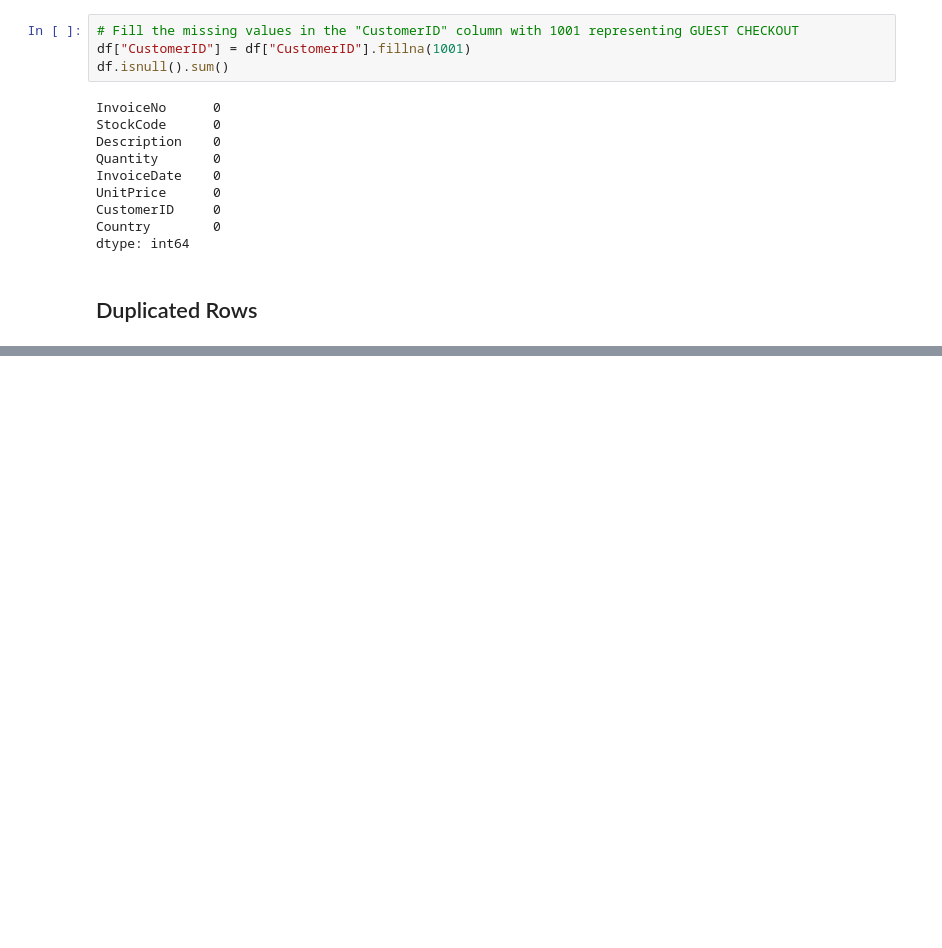
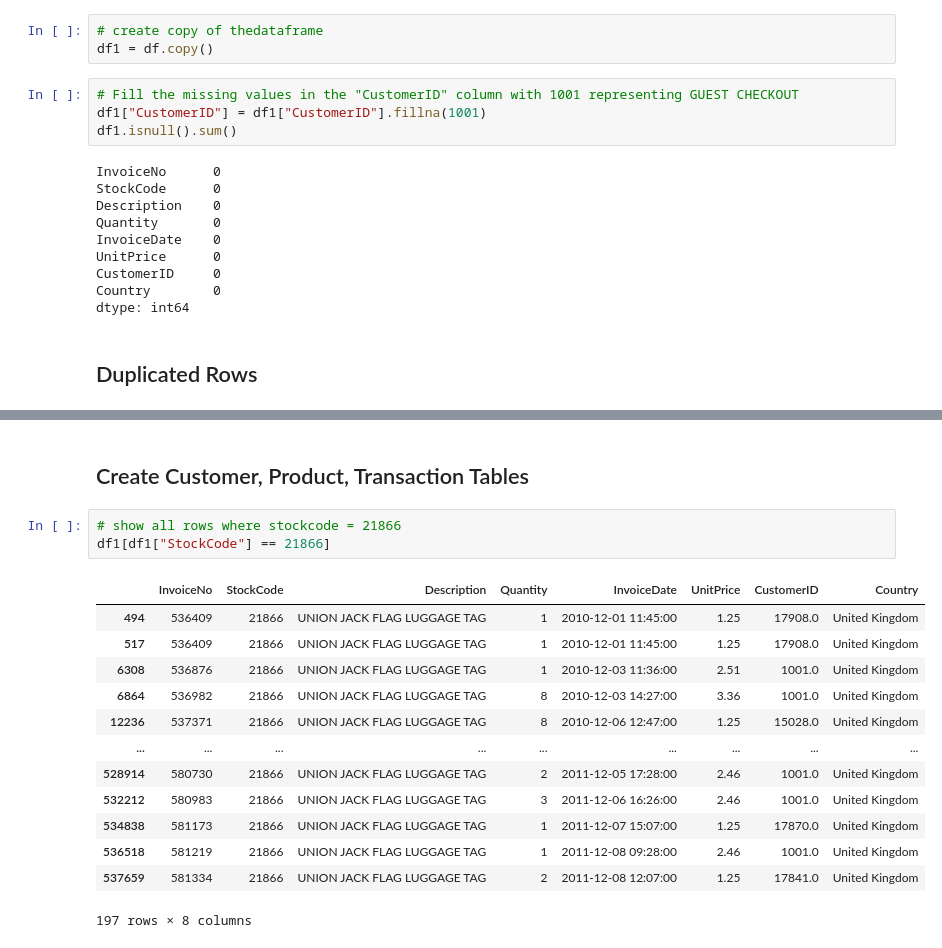
Before and after one commit to ruprekhab/market_analysis, a Jupyter notebook: cleaning.ipynb, the cells around one changed output, grey strips where cells are left out. Drawn from its saved outputs; the diff is of its cells as text; blank space fills up the shorter version.

```diff
--- a/cleaning.ipynb
+++ b/cleaning.ipynb
@@ -91,10 +91,13 @@ cust_missing.head()
 df["CustomerID"].min()
 # %% [output]
 12346.0
+# %%
+# create copy of thedataframe
+df1 = df.copy()
 # %%
 # Fill the missing values in the "CustomerID" column with 1001 representing GUEST CHECKOUT
-df["CustomerID"] = df["CustomerID"].fillna(1001)
-df.isnull().sum()
+df1["CustomerID"] = df1["CustomerID"].fillna(1001)
+df1.isnull().sum()
 # %% [output]
 InvoiceNo      0
 StockCode      0
@@ -126,0 +150,19 @@ df[df.duplicated()]
+# %% [markdown]
+## Create Customer, Product, Transaction Tables
+# %%
+# show all rows where stockcode = 21866
+df1[df1["StockCode"] == 21866]
+# %% [output]
+|  | InvoiceNo | StockCode | Description | Quantity | InvoiceDate | UnitPrice | CustomerID | Country |
+| 494 | 536409 | 21866 | UNION JACK FLAG LUGGAGE TAG | 1 | 2010-12-01 11:45:00 | 1.25 | 17908.0 | United Kingdom |
+| 517 | 536409 | 21866 | UNION JACK FLAG LUGGAGE TAG | 1 | 2010-12-01 11:45:00 | 1.25 | 17908.0 | United Kingdom |
+| 6308 | 536876 | 21866 | UNION JACK FLAG LUGGAGE TAG | 1 | 2010-12-03 11:36:00 | 2.51 | 1001.0 | United Kingdom |
+| 6864 | 536982 | 21866 | UNION JACK FLAG LUGGAGE TAG | 8 | 2010-12-03 14:27:00 | 3.36 | 1001.0 | United Kingdom |
+| 12236 | 537371 | 21866 | UNION JACK FLAG LUGGAGE TAG | 8 | 2010-12-06 12:47:00 | 1.25 | 15028.0 | United Kingdom |
+| ... | ... | ... | ... | ... | ... | ... | ... | ... |
+| 528914 | 580730 | 21866 | UNION JACK FLAG LUGGAGE TAG | 2 | 2011-12-05 17:28:00 | 2.46 | 1001.0 | United Kingdom |
+| 532212 | 580983 | 21866 | UNION JACK FLAG LUGGAGE TAG | 3 | 2011-12-06 16:26:00 | 2.46 | 1001.0 | United Kingdom |
+| 534838 | 581173 | 21866 | UNION JACK FLAG LUGGAGE TAG | 1 | 2011-12-07 15:07:00 | 1.25 | 17870.0 | United Kingdom |
+| 536518 | 581219 | 21866 | UNION JACK FLAG LUGGAGE TAG | 1 | 2011-12-08 09:28:00 | 2.46 | 1001.0 | United Kingdom |
+| 537659 | 581334 | 21866 | UNION JACK FLAG LUGGAGE TAG | 2 | 2011-12-08 12:07:00 | 1.25 | 17841.0 | United Kingdom |
+197 rows × 8 columns
```
Also changed, not shown: parts of 11 cells of this notebook.
